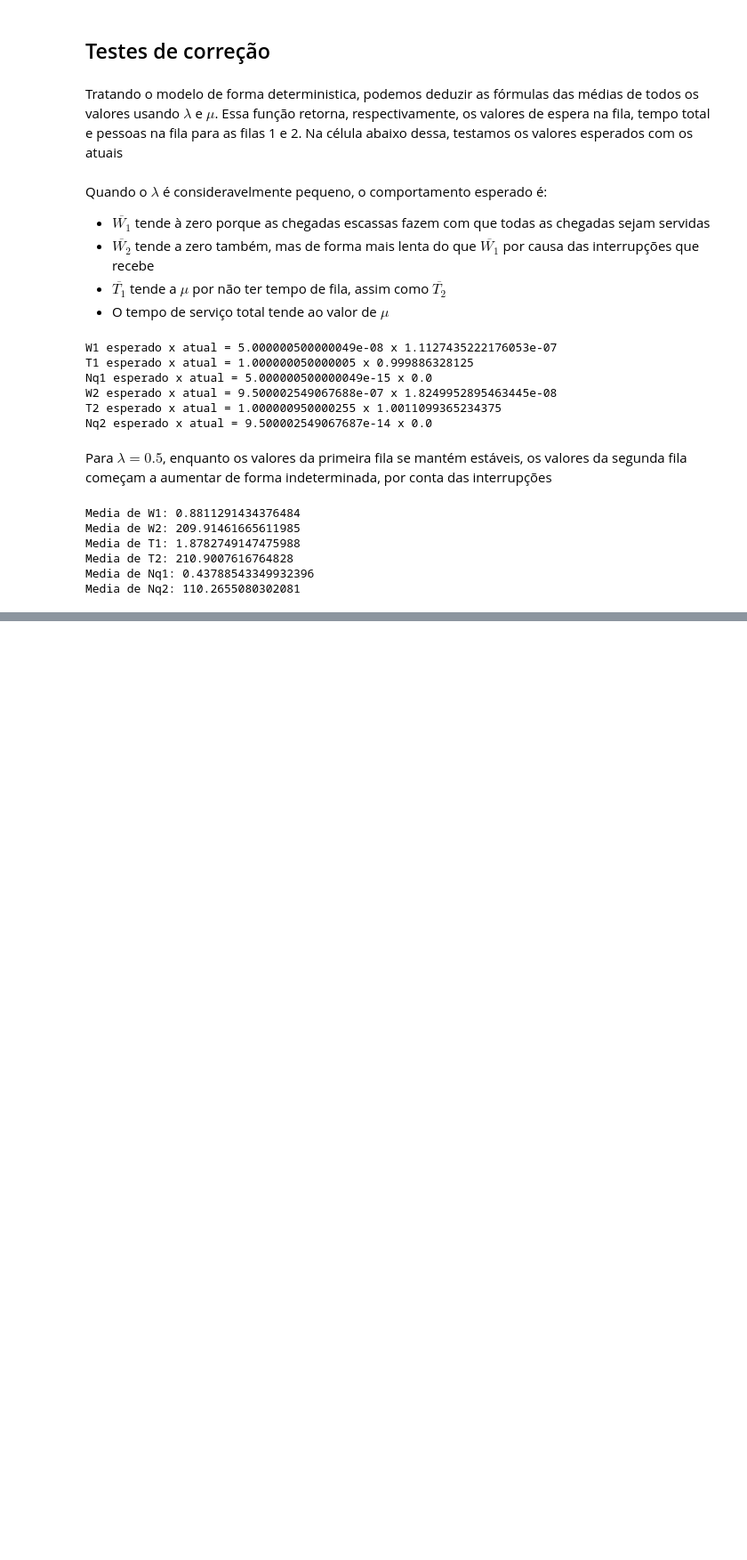
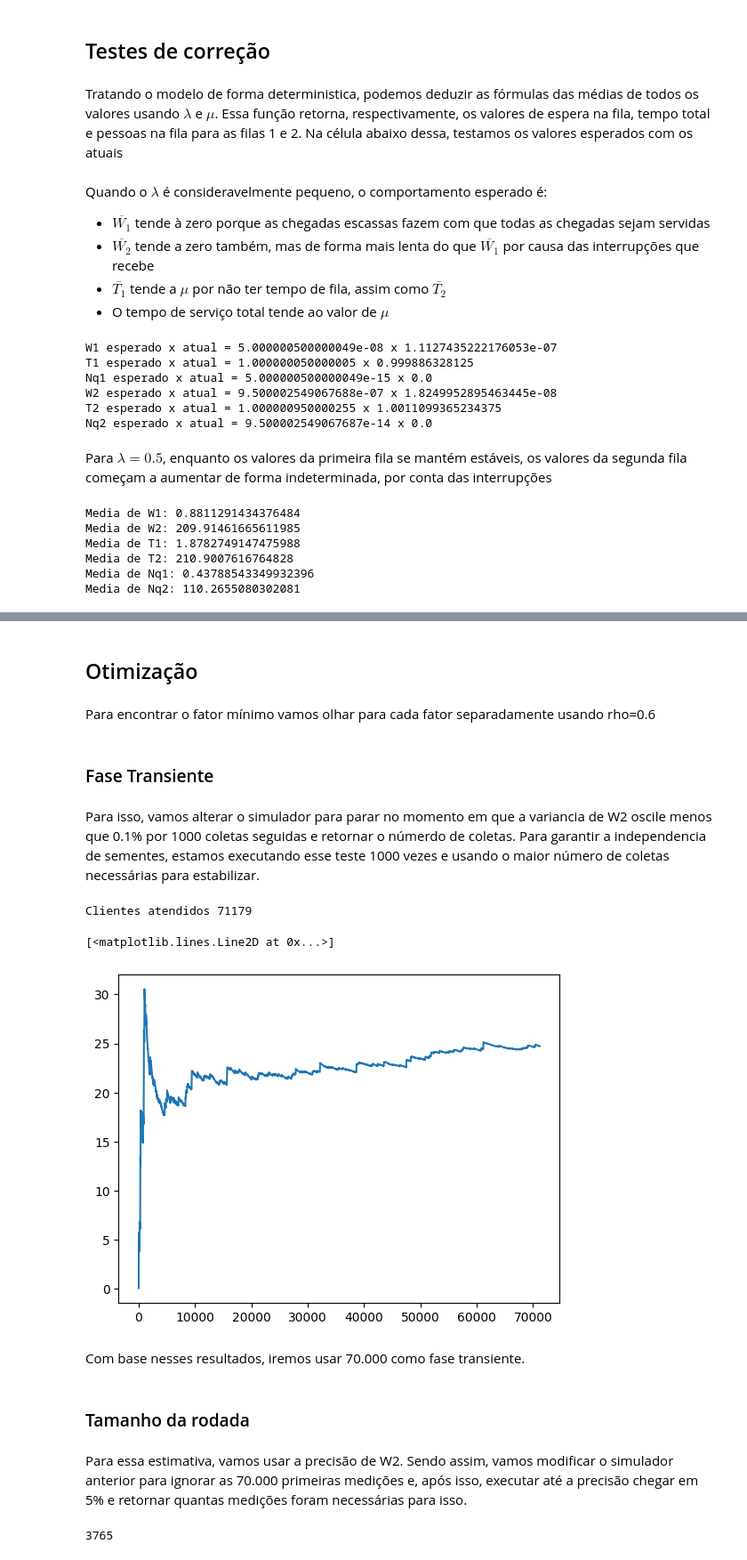
Before and after one commit to RafaelxFernandes/Avaliacao-Desempenho-22.2, a Jupyter notebook: main.ipynb, the cells around one changed output, grey strips where cells are left out. Shown at 89% size. Saved outputs shown, nothing was run; the diff lists cells and outputs as text; code cells hidden in the pictures; blank space fills up the shorter version.

Commit message:
Mudança do T-student e otimização

```diff
--- a/main.ipynb
+++ b/main.ipynb
@@ -260,9 +249,8 @@ Tipo de evento: FIM DO SERVIÇO 1
 #### T-Student
 Resultado apresentado na aula 7, slides 4 e 6.
 # %%
-t_student_percentil = t(df = N_AMOSTRAS - 1).ppf((0.025, 0.975))[1]
-
-def t_student(media, variancia):
+def t_student(media, variancia, amostras):
+    t_student_percentil = t(df = amostras - 1).ppf((0.025, 0.975))[1]
 
     # Verifica se a média e variância têm valores nulos (ou próximos disso)
     if(math.isclose(media, 0, abs_tol = 1e-9)):
@@ -278,7 +266,7 @@ def t_student(media, variancia):
     desvio_padrao = math.sqrt(variancia)
 
     # Metade do intervalo
-    metade = t_student_percentil * (desvio_padrao/ math.sqrt(N_AMOSTRAS))
+    metade = t_student_percentil * (desvio_padrao/ math.sqrt(amostras))
 
     # Limite superior do intervalo
     limite_superior = media + metade
@@ -294,16 +282,15 @@ def t_student(media, variancia):
 #### Chi-Quadrado
 Resultado apresentado na aula 7, slides 12 ao 14.
 # %%
-chi2_0025_percentil, chi2_0975_percentil = chi2(df = N_AMOSTRAS - 1).ppf((0.025, 0.975))
-
-def chi_quadrado(variancia):
+def chi_quadrado(variancia, amostras):
+    chi2_0025_percentil, chi2_0975_percentil = chi2(df = amostras - 1).ppf((0.025, 0.975))
 
     if(variancia == 0.0):
         return 0.0, 0.0, 0.0
 
     else:
-        limite_superior = (N_AMOSTRAS) * variancia/ chi2_0975_percentil
-        limite_inferior = (N_AMOSTRAS) * variancia/ chi2_0025_percentil
+        limite_superior = (amostras) * variancia/ chi2_0975_percentil
+        limite_inferior = (amostras) * variancia/ chi2_0025_percentil
 
         # Enunciado pede que seja aproximadamente 0.05
         precisao = (chi2_0975_percentil - chi2_0025_percentil)/ (chi2_0975_percentil + chi2_0025_percentil)
@@ -348,13 +335,13 @@ class Estimador:
         return termo_auxiliar_1 - termo_auxiliar_2
 
     def t_student(self):
-        return t_student(self.media(), self.variancia())
+        return t_student(self.media(), self.variancia(), self.numero_amostras)
 
     def variancia_chi_quadrado(self):
-        return chi_quadrado(self.variancia())
+        return chi_quadrado(self.variancia(), self.numero_amostras)
 
     def chi_quadrado(self):
-        return chi_quadrado(self.media())
+        return chi_quadrado(self.media(), self.numero_amostras)
 # %%
 estimador = Estimador(debug=True)
 estimador.adiciona_amostra(10)
@@ -889,0 +886,8 @@ Media de Nq2: 110.2655080302081
+# %% [markdown]
+## Otimização
+# %% [markdown]
+Para encontrar o fator mínimo vamos olhar para cada fator separadamente usando rho=0.6
+# %% [markdown]
+### Fase Transiente
+# %% [markdown]
+Para isso, vamos alterar o simulador para parar no momento em que a variancia de W2 oscile menos que 0.1% por 1000 coletas seguidas e retornar o númerdo de coletas. Para garantir a independencia de sementes, estamos executando esse teste 1000 vezes e usando o maior número de coletas necessárias para estabilizar.
@@ -889,0 +972,26 @@ Media de Nq2: 110.2655080302081
+# %%
+random.seed(13)
+m = 0
+W2_maior = None
+for i in range(500):
+    mu = MU
+    lamb = 0.6/2
+    n_coletas, W2_novo = simulador_transiente_otimo(lamb, mu, True)
+    if n_coletas > m:
+        m = n_coletas
+        W2_maior = W2_novo
+
+print("Clientes atendidos", m)
+plt.plot(W2_maior.variancias)
+plt.show()
+#plt.xlabel( "Eventos tratados" if i > 3 else f"Clientes atendidos")
+# %% [output]
+Clientes atendidos 71179
+[<matplotlib.lines.Line2D at 0x...>]
+[figure, added]
+# %% [markdown]
+Com base nesses resultados, iremos usar 70.000 como fase transiente.
+# %% [markdown]
+### Tamanho da rodada
+# %% [markdown]
+Para essa estimativa, vamos usar a precisão de W2. Sendo assim, vamos modificar o simulador anterior para ignorar as 70.000 primeiras medições e, após isso, executar até a precisão chegar em 5% e retornar quantas medições foram necessárias para isso.
@@ -889,0 +1078,8 @@ Media de Nq2: 110.2655080302081
+# %%
+random.seed(13)
+mu = MU
+lamb = 0.6/2
+_, W2_maior = simulador_tamanho_rodada_otimo(lamb, mu, fase_transiente=71179, n_rodadas=100, debug=False)
+print(W2_maior.numero_amostras)
+# %% [output]
+3765
```
Also changed, not shown: parts of 20 cells of this notebook, 15 other files.
